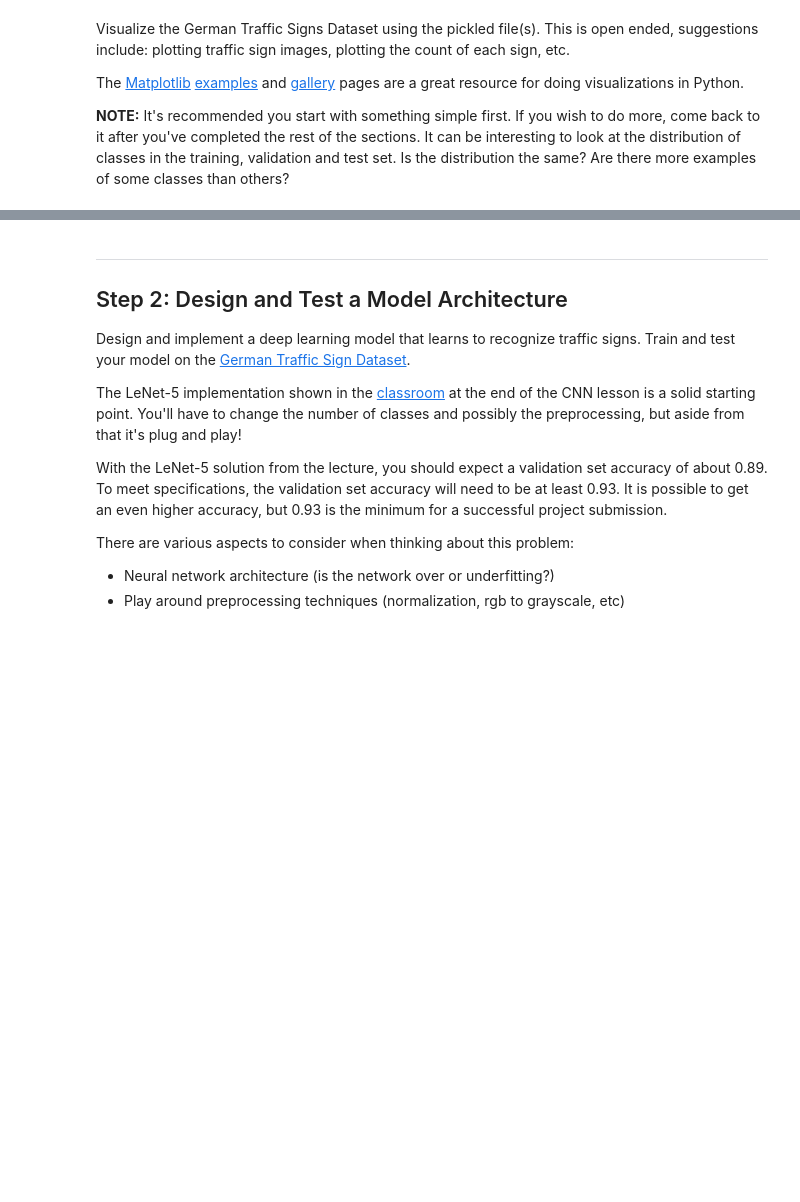
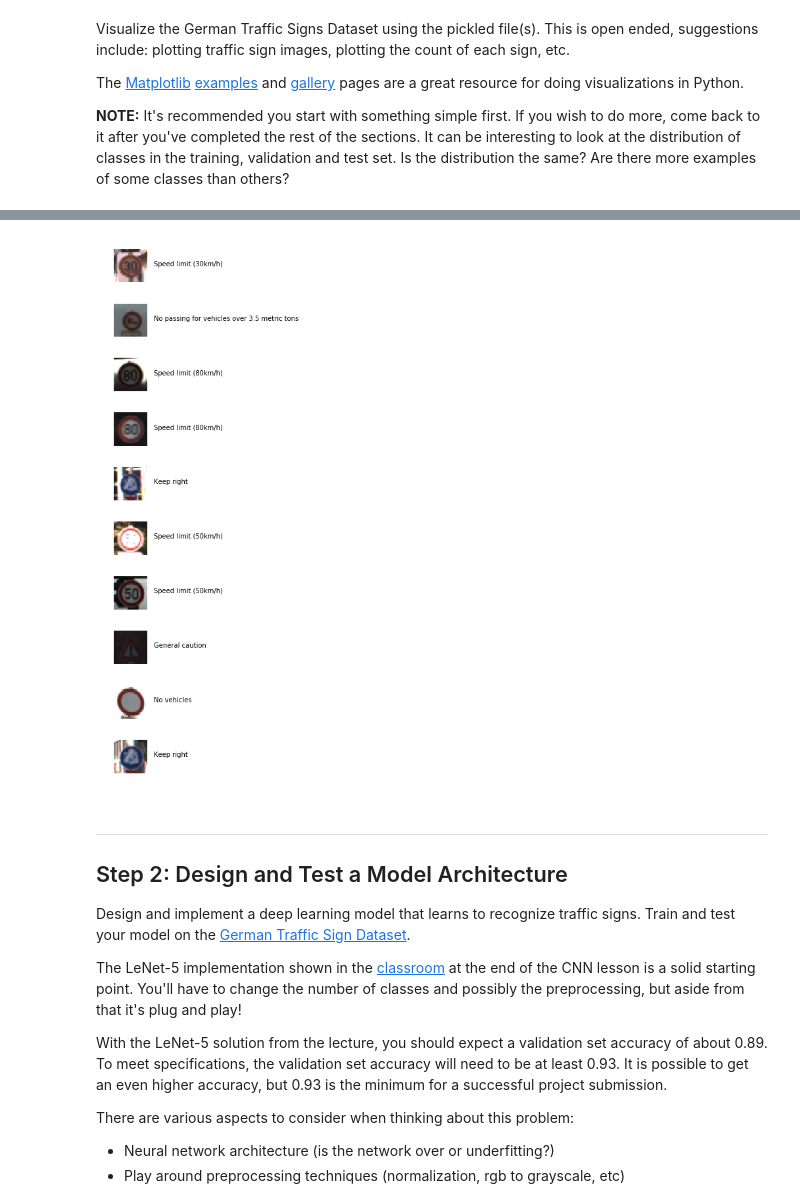
Before and after one commit to boardthatpowder/CarND-Traffic-Sign-Classifier-Project, a Jupyter notebook: Traffic_Sign_Classifier.ipynb, the cells around one changed output, grey strips where cells are left out. Cells and saved outputs as stored; diff of their text form; code cells hidden in the pictures; blank space fills up the shorter version.

```diff
--- a/Traffic_Sign_Classifier.ipynb
+++ b/Traffic_Sign_Classifier.ipynb
@@ -121,3 +131,24 @@ for i, idx in enumerate(random.sample(range(0, n_train-1), n_display_total)):
+# %%
+# random view of the images
+
+
+def display_random_images(X_data, y_data, total=10, gray=False):
+    cols=2
+    fig, axs = plt.subplots(ncols=cols, nrows=total, figsize=(2,15))
+    for i, idx in enumerate(random.sample(range(0, n_train-1), total)):
+        axs[i,0].axis('off')
+        axs[i,1].axis('off')
+        if gray==True:
+            axs[i,0].imshow( X_data[idx].squeeze(), cmap='gray')
+        else:
+            axs[i,0].imshow( X_data[idx])
+        y=y_data[idx]
+        signname=signnames[signnames.ClassId==y].SignName.item()
+        axs[i,1].text(0, 0.5, signname)
+
+display_random_images(X_train, y_train)
+# %% [output]
+[figure, added]
 # %% [markdown]
 ----
 
```
Also changed, not shown: parts of 36 cells of this notebook, 15 other files.
